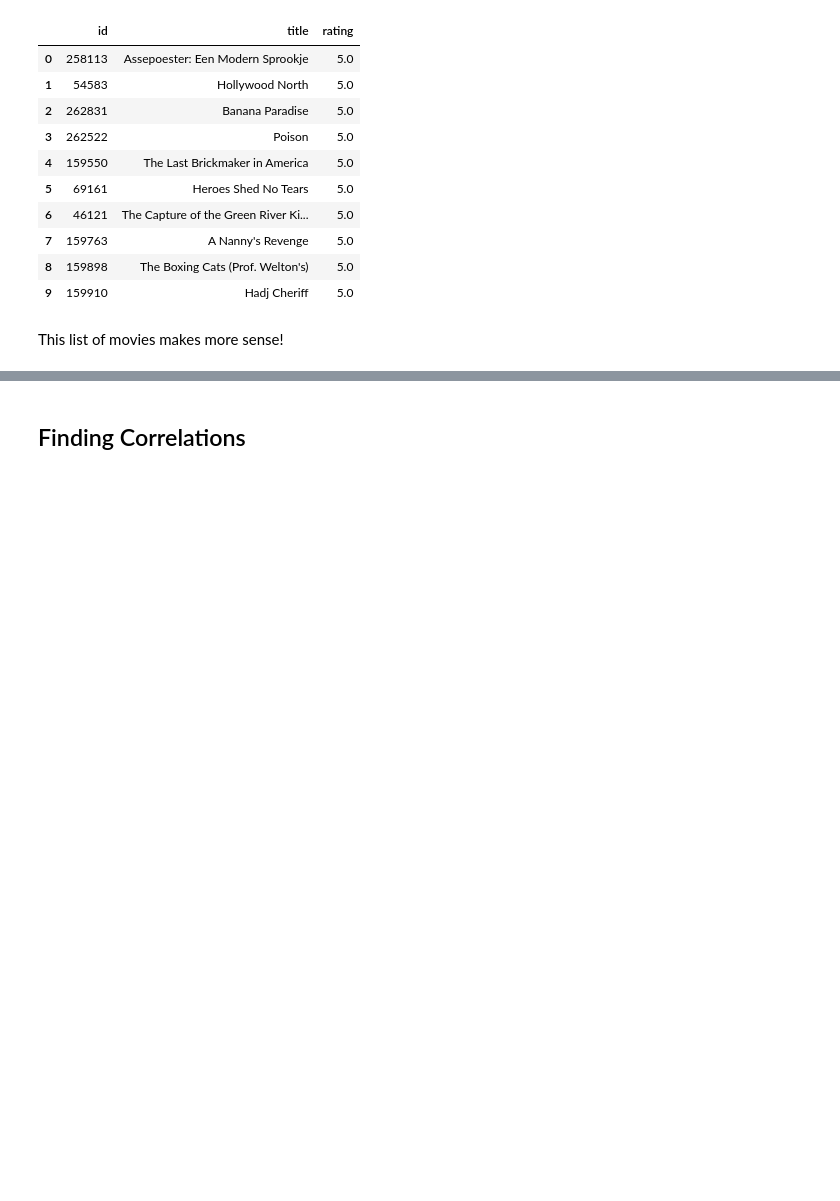
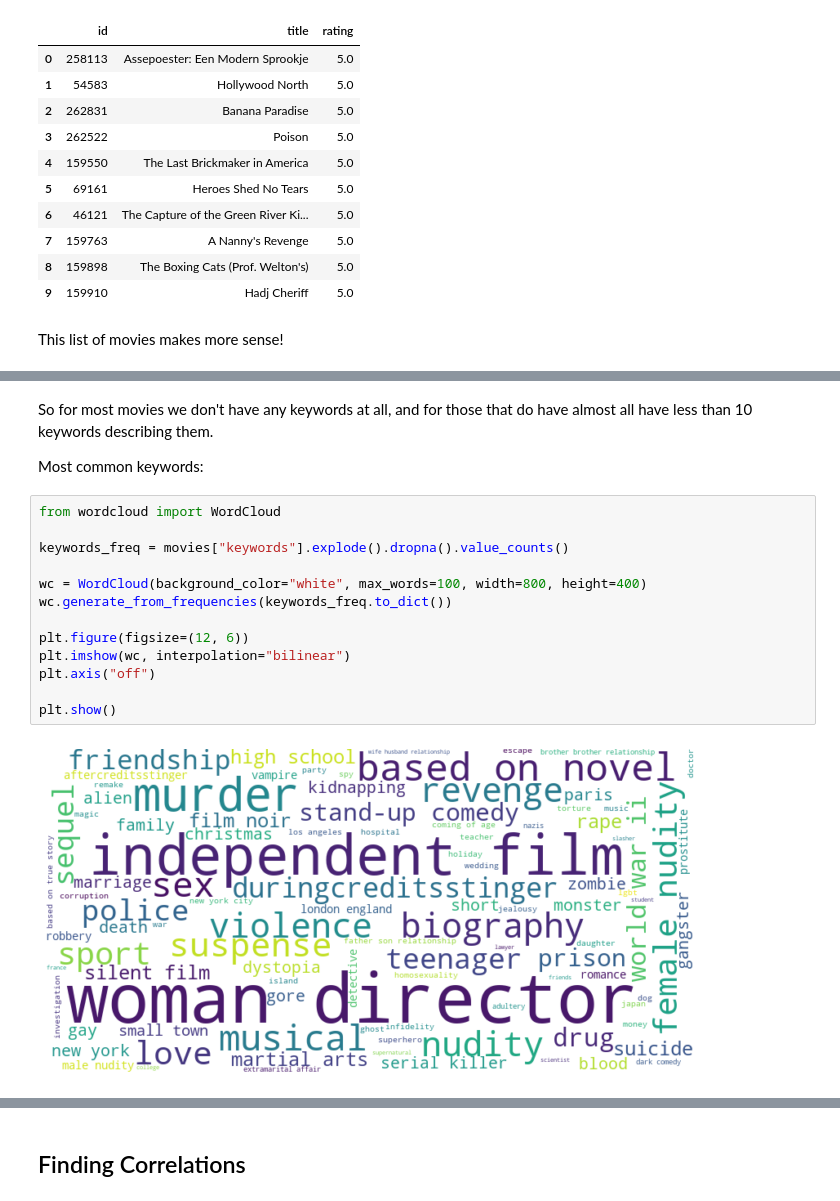
Before and after one commit to adi-benz/movies-rating-analysis, a Jupyter notebook: analysis.ipynb, the cells around one changed output, grey strips where cells are left out. Saved outputs shown, nothing was run; the diff lists cells and outputs as text; blank space fills up the shorter version.

```diff
--- a/analysis.ipynb
+++ b/analysis.ipynb
@@ -355,0 +378,19 @@ This list of movies makes more sense!
+# %% [markdown]
+So for most movies we don't have any keywords at all, and for those that do have almost all have less than 10 keywords describing them.
+
+Most common keywords:
+# %%
+from wordcloud import WordCloud
+
+keywords_freq = movies["keywords"].explode().dropna().value_counts()
+
+wc = WordCloud(background_color="white", max_words=100, width=800, height=400)
+wc.generate_from_frequencies(keywords_freq.to_dict())
+
+plt.figure(figsize=(12, 6))
+plt.imshow(wc, interpolation="bilinear")
+plt.axis("off")
+
+plt.show()
+# %% [output]
+[figure, added]
```
Also changed, not shown: parts of 32 cells of this notebook.
